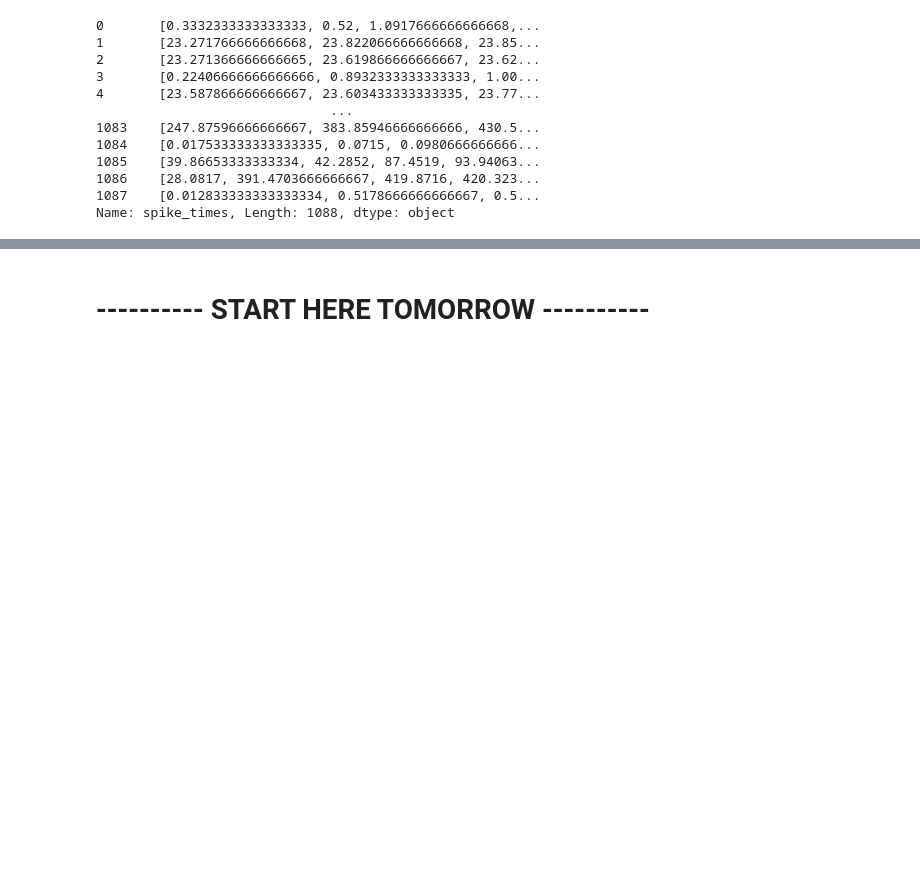
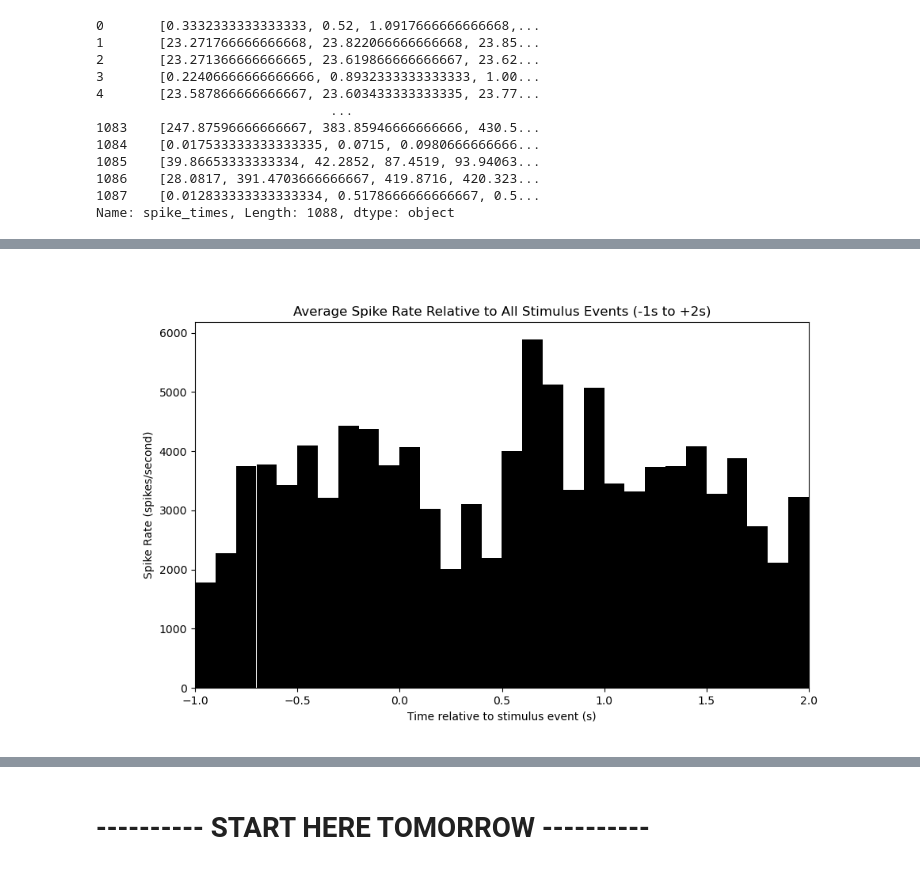
Before and after one commit to rojasgabriel/ephys, a Jupyter notebook: sorting.ipynb, the cells around one changed output, grey strips where cells are left out. Cells and saved outputs as stored; diff of their text form; code cells hidden in the pictures; blank space fills up the shorter version.

```diff
--- a/sorting.ipynb
+++ b/sorting.ipynb
@@ -120,0 +211,42 @@ array([        0,         0,         1, ..., 101967004, 101967004,
+# %%
+pre_time = -1
+post_time = 2
+bin_size = 0.1
+
+# Identify the start times of all stimulus events
+stim_start_indices = np.where((digital_signal[:-1] == 0) & (digital_signal[1:] == 1))[0] + 1
+stim_start_times = nitime[stim_start_indices] / srate
+stim_start_times = stim_start_times[:100]
+
+# Create an array of time bins for the window
+bins = np.arange(pre_time, post_time + bin_size, bin_size)
+bin_counts_all_events = np.zeros(len(bins) - 1)
+
+# Pre-compute the time bins shifted for each event
+time_shifted_bins = np.add.outer(stim_start_times, bins)
+
+# Loop through each unit's spike times and calculate spike counts for all events
+for unit_spike_times in cluster_spike_times.spike_times:
+    unit_spike_times = np.array(unit_spike_times)
+    # Compute spike counts for all stimulus events
+    for shifted_bins in time_shifted_bins:
+        spikes_in_window = unit_spike_times[(unit_spike_times >= shifted_bins[0]) & (unit_spike_times <= shifted_bins[-1])]
+        counts, _ = np.histogram(spikes_in_window, shifted_bins)
+        bin_counts_all_events += counts
+
+# Calculate the average spike rates (spikes per second) for each bin
+spike_rates = bin_counts_all_events / (len(stim_start_times) * bin_size)
+
+# Create a time vector for plotting relative to the stimulus event
+time_bins = bins[:-1] + bin_size / 2
+
+# Plot the spike rates
+plt.figure(figsize=(10, 6))
+plt.bar(time_bins, spike_rates, width=bin_size, align='center', color='black')
+plt.xlabel('Time relative to stimulus event (s)')
+plt.ylabel('Spike Rate (spikes/second)')
+plt.title('Average Spike Rate Relative to All Stimulus Events (-1s to +2s)')
+plt.xlim(pre_time, post_time)
+plt.show()
+# %% [output]
+[figure, added]
```
Also changed, not shown: parts of 21 cells of this notebook.
